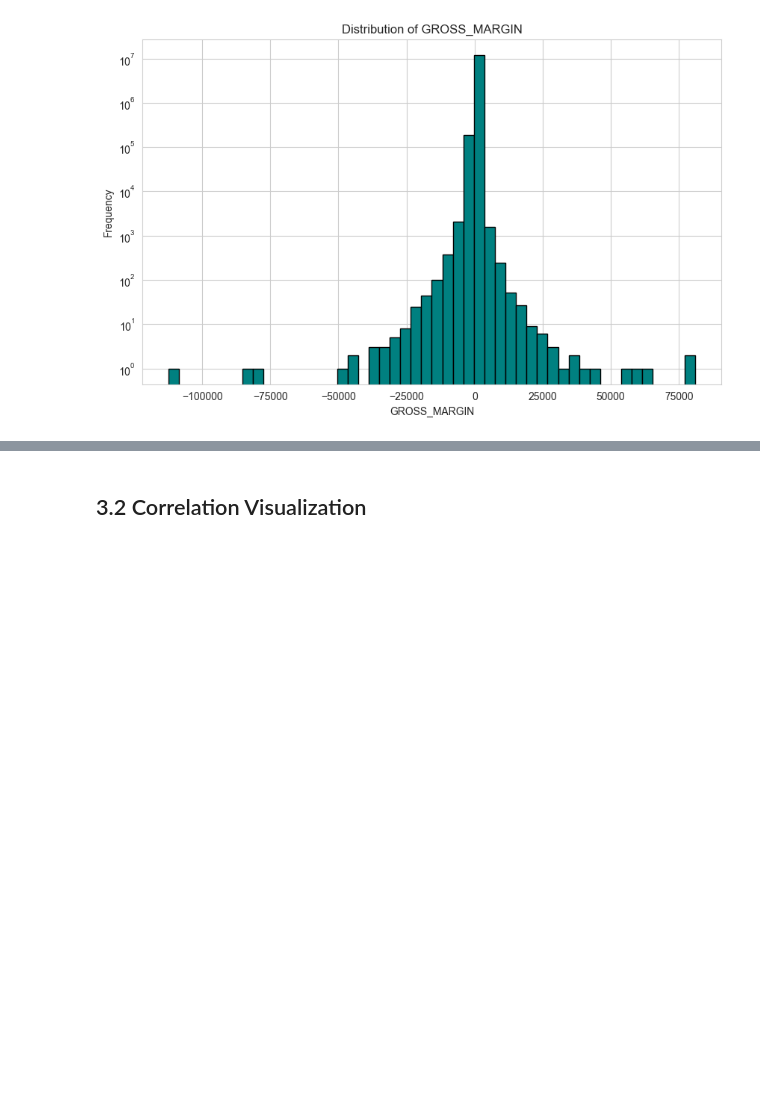
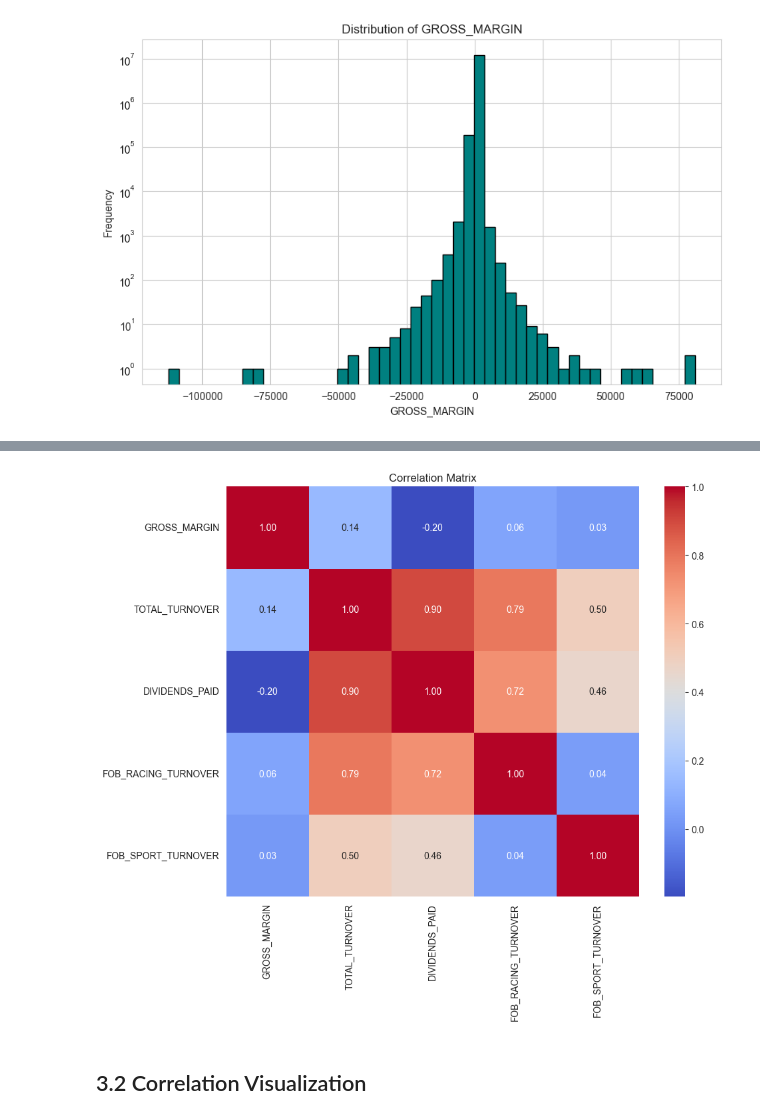
Before and after one commit to ThanhVo15/Competition, a Jupyter notebook: 2. Data Got Talent/2. Final Round/Code/TAB_Betting_Data.ipynb, the cells around one changed output, grey strips where cells are left out. Drawn from its saved outputs; the diff is of its cells as text; code cells hidden in the pictures; blank space fills up the shorter version.

```diff
--- a/2. Data Got Talent/2. Final Round/Code/TAB_Betting_Data.ipynb
+++ b/2. Data Got Talent/2. Final Round/Code/TAB_Betting_Data.ipynb
@@ -694,3 +735,17 @@ plt.show()
+# %%
+# Selecting a subset of columns for correlation analysis
+columns_for_analysis = ['GROSS_MARGIN', 'TOTAL_TURNOVER', 'DIVIDENDS_PAID', 'FOB_RACING_TURNOVER', 'FOB_SPORT_TURNOVER']
+correlation_matrix = df[columns_for_analysis].corr()
+
+# Displaying the correlation matri
+
+# Vẽ heatmap từ ma trận tương quan
+plt.figure(figsize=(10, 8))
+sns.heatmap(correlation_matrix, annot=True, cmap='coolwarm', fmt=".2f", annot_kws={"size": 10})
+plt.title('Correlation Matrix')
+plt.show()
+# %% [output]
+[figure, added]
 # %% [markdown]
 ## 3.2 Correlation Visualization
 # %% [markdown]
```
Also changed, not shown: parts of 5 cells of this notebook, 2 other files.
